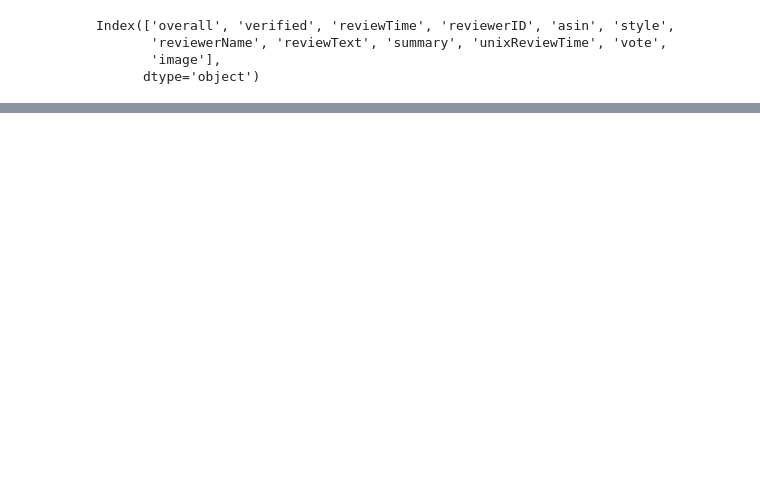
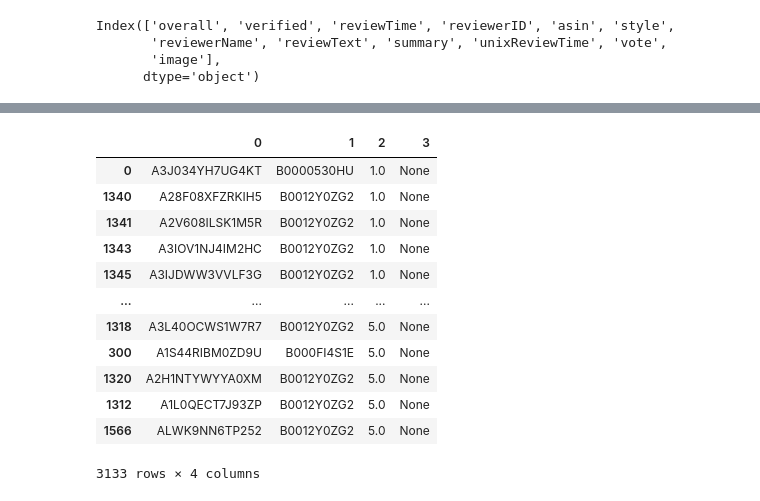
Before and after one commit to vlr112/WebScicence_FinalProject, a Jupyter notebook: labs/session_1/Session_1.ipynb, the cells around one changed output, grey strips where cells are left out. Drawn from its saved outputs; the diff is of its cells as text; code cells hidden in the pictures; blank space fills up the shorter version.

```diff
--- a/labs/session_1/Session_1.ipynb
+++ b/labs/session_1/Session_1.ipynb
@@ -429,0 +385,4 @@ nothing added to commit but untracked files present (use "git add" to track)
+# %%
+reader = Reader(rating_scale=(1, 5))
+
+data = Dataset.load_from_df(train[['reviewerID', 'asin', 'overall']], reader)
@@ -429,0 +430,21 @@ nothing added to commit but untracked files present (use "git add" to track)
+# %%
+
+# algo = surprise.prediction_algorithms.knns.KNNWithMeans(k=40)
+
+
+param_grid = {'k': [1, 10],
+              'sim_options': {'name': ['cosine'],
+                              # 'min_support': [1, 5],
+                              'user_based': [True]}
+              }
+
+gs = GridSearchCV(KNNWithMeans, param_grid, measures=['rmse'], cv=3)
+
+
+gs.fit(data)
+
+# best RMSE score
+print(gs.best_score['rmse'])
+
+# combination of parameters that gave the best RMSE score
+print(gs.best_params['rmse'])
@@ -429,0 +476,18 @@ nothing added to commit but untracked files present (use "git add" to track)
+# %%
+# number of predictions to be made
+
+pd.DataFrame(data.raw_ratings).sort_values(by=[2])
+# %% [output]
+|  | 0 | 1 | 2 | 3 |
+| 0 | A3J034YH7UG4KT | B0000530HU | 1.0 | None |
+| 1340 | A28F08XFZRKIH5 | B0012Y0ZG2 | 1.0 | None |
+| 1341 | A2V608ILSK1M5R | B0012Y0ZG2 | 1.0 | None |
+| 1343 | A3IOV1NJ4IM2HC | B0012Y0ZG2 | 1.0 | None |
+| 1345 | A3IJDWW3VVLF3G | B0012Y0ZG2 | 1.0 | None |
+| ... | ... | ... | ... | ... |
+| 1318 | A3L40OCWS1W7R7 | B0012Y0ZG2 | 5.0 | None |
+| 300 | A1S44RIBM0ZD9U | B000FI4S1E | 5.0 | None |
+| 1320 | A2H1NTYWYYA0XM | B0012Y0ZG2 | 5.0 | None |
+| 1312 | A1L0QECT7J93ZP | B0012Y0ZG2 | 5.0 | None |
+| 1566 | ALWK9NN6TP252 | B0012Y0ZG2 | 5.0 | None |
+3133 rows × 4 columns
```
Also changed, not shown: parts of 33 cells of this notebook.
